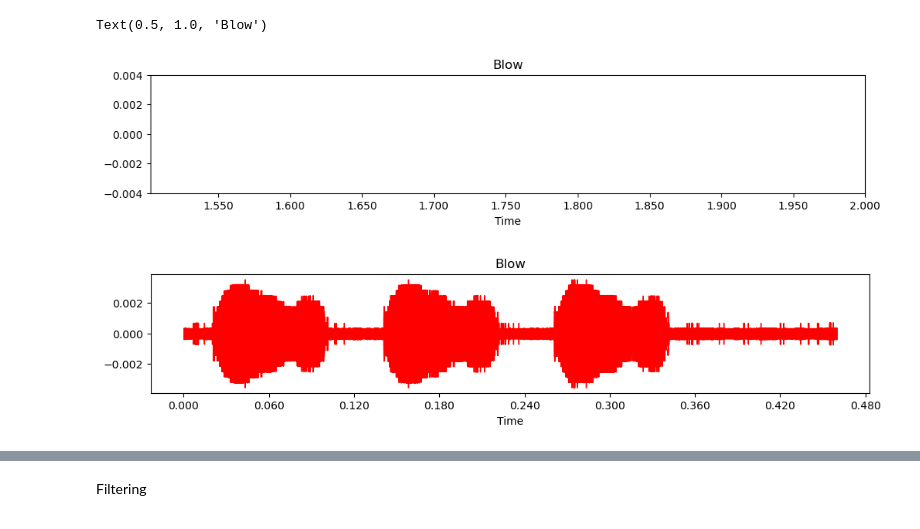
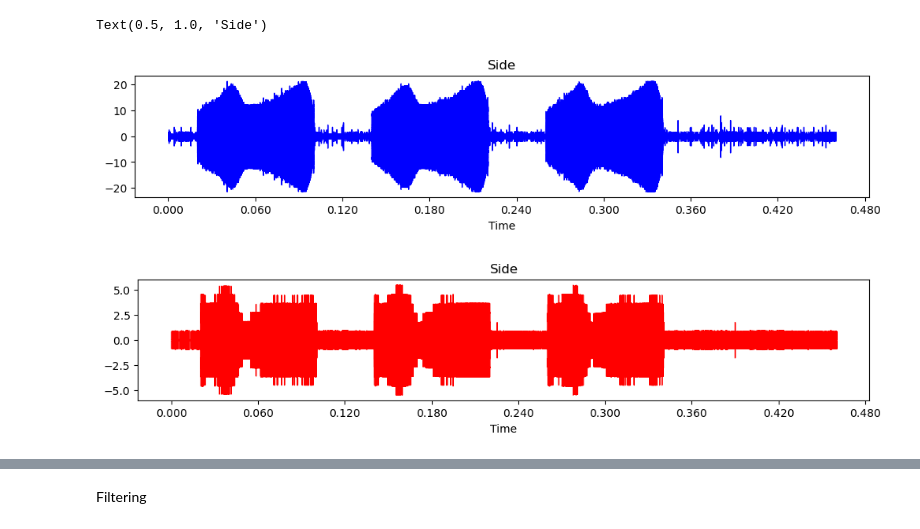
Before and after one commit to SaadiaJameel/ear-echo, a Jupyter notebook: Ear_Echo/Signal Analyzing.ipynb, the cells around one changed output, grey strips where cells are left out. Drawn from its saved outputs; the diff is of its cells as text; code cells hidden in the pictures.

```diff
--- a/Ear_Echo/Signal Analyzing.ipynb
+++ b/Ear_Echo/Signal Analyzing.ipynb
@@ -125,17 +150,17 @@ def Phase_lag_xcc(A,B,sampling_rate):
 
     return(recovered_time_shift*(1/1000)*(np.pi*2*omega))
 # %%
-F_min = 18000 # 16KHz
-F_max = 24000 # 20KHz
-sampling_rate = 200000 # 384KHz
-Fs = 200000  # 200KHz
+F_min = 16000 # 16KHz
+F_max = 22000 # 20KHz
+sampling_rate = 100000 # 384KHz
+Fs = 100000  # 200KHz
 FMCW_duration = 0.08
 silent_duration = 0.02
 # %%
 #def normalize(x):
    # return(x)
 # %%
-sound,sr = librosa.load("TR 18-24_filtered.wav",sr=sampling_rate)
+sound,sr = librosa.load("TR Type 1_filtered.wav",sr=sampling_rate)
 # %%
 Tr_chirp =normalize([sound[:int(0.4*sampling_rate)]])[0]
 # %%
@@ -198,10 +204,9 @@ Text(0.5, 1.0, 'Transmitted (Interferance)')
 # %%
-Tes_no = "0"
-ref_A0d , ref_B0d = get_data("Data_(18-24)\Test 0\Ref")
+Tes_no = "19"
+ref_A0d , ref_B0d = get_data("Attemp 2\T1\Ref")
 
-Ref_A_1_d,Ref_B_1_d = get_data("Data_(18-24)\Test "+Tes_no+"\Ref")
-Relax_Ad,Relax_Bd = get_data("Data_(18-24)\Test "+Tes_no+"\Close")
-OpM_Ad,OpM_Bd = get_data("Data_(18-24)\Test "+Tes_no+"\Open")
-Blow_Ad,Blow_Bd = get_data("Data_(18-24)\Test "+Tes_no+"\Lagh")
-Side_Ad , Side_Bd = get_data("Data_(18-24)\Test "+Tes_no+"\Side")
-#umpa,lumpa = get_data("Test 9\Open\Open_")
+Ref_A_1_d,Ref_B_1_d = get_data("Attemp 2\T"+Tes_no+"\Ref")
+Relax_Ad,Relax_Bd = get_data("Attemp 2\T"+Tes_no+"\Close")
+OpM_Ad,OpM_Bd = get_data("Attemp 2\T"+Tes_no+"\Open")
+Laugh_Ad,Laugh_Bd = get_data("Attemp 2\T"+Tes_no+"\Lagh")
+Side_Ad , Side_Bd = get_data("Attemp 2\T"+Tes_no+"\Side")
@@ -262,17 +291,18 @@ Text(0.5, 1.0, 'Open Mouth')
 # %%
-Blow_A = normalize([Blow_Ad])[0][int(Fs*1.483):int(Fs*(1.483+0.46))]
-Blow_B = normalize([Blow_Bd])[0][int(Fs*1.483):int(Fs*(1.483+0.46))]
+ind = segment_chirp(Side_Ad,Fs,thresh=0.0014,delay=0.7) # 0,2 delay=0.6
+Side_A = ([Side_Ad])[0][ind[0]:ind[1]]
+Side_B = ([Side_Bd])[0][ind[0]:ind[1]]
 
 plt.figure(figsize=(12,2))
-librosa.display.waveshow(Blow_A,sr=Fs,color="blue")
-plt.title("Blow")
-plt.xlim((1.503,2))
+librosa.display.waveshow(Side_A,sr=Fs,color="blue")
+plt.title("Side")
+#plt.xlim((1.219,2))
 
 plt.figure(figsize=(12,2))
-librosa.display.waveshow(Blow_B,sr=Fs,color="red")
-plt.title("Blow")
+librosa.display.waveshow(Side_B,sr=Fs,color="red")
+plt.title("Side")
 #plt.xlim((0.49,0.89))
 # %% [output]
-Text(0.5, 1.0, 'Blow')
+Text(0.5, 1.0, 'Side')
-[figure, old version]
+[figure, new version]
-[figure, old version]
+[figure, new version]
```
Also changed, not shown: parts of 28 cells of this notebook.
